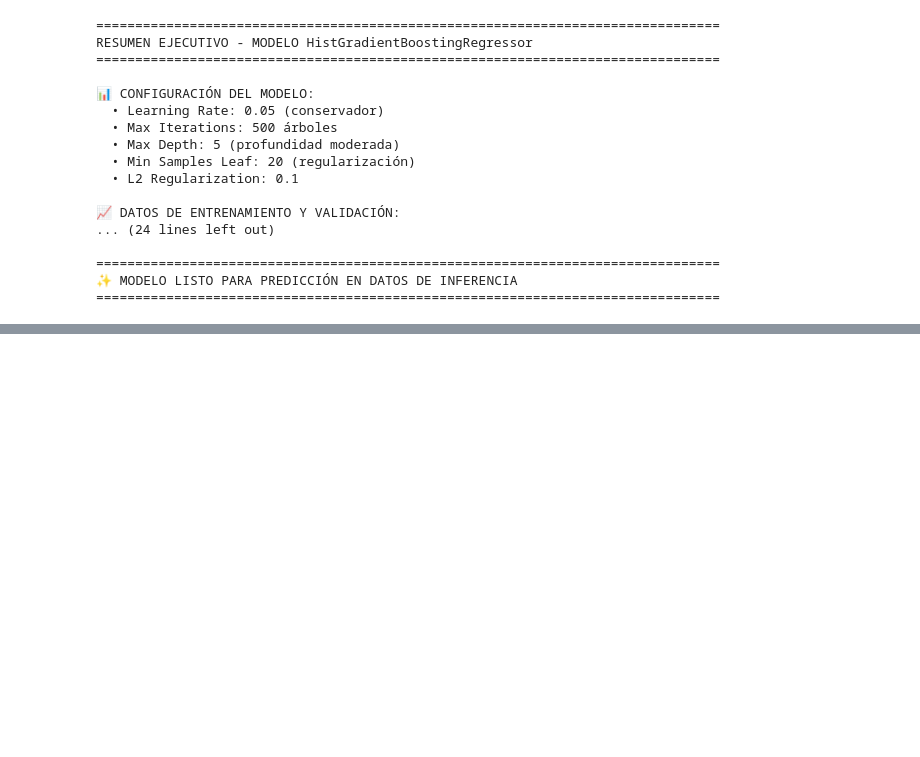
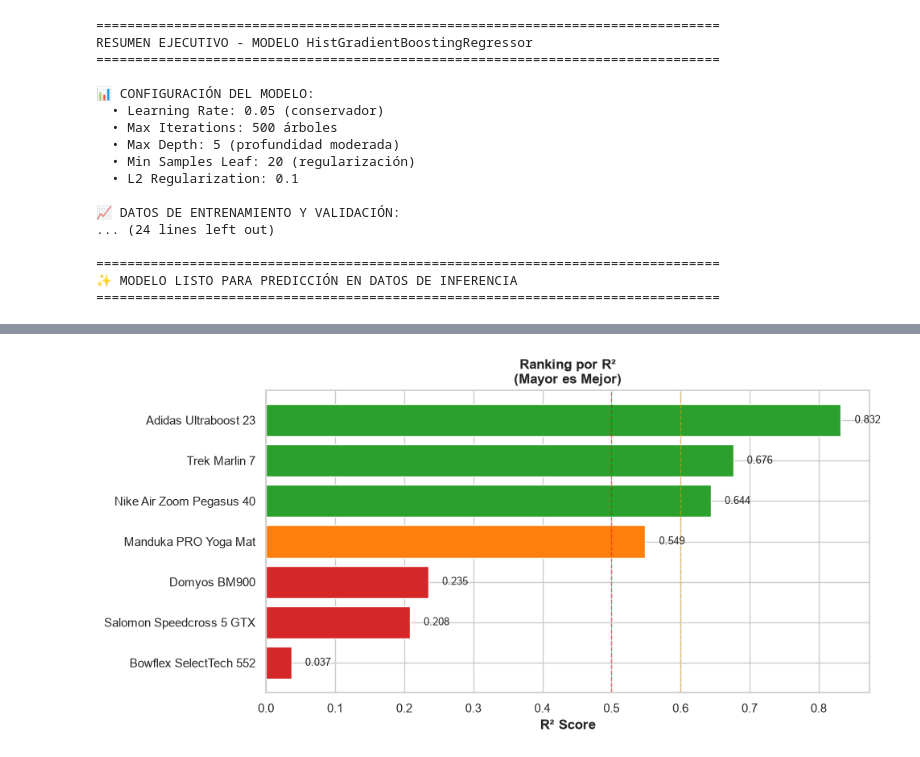
Before and after one commit to giralrez/Proyecto-Forecasting-retail-DS, a Jupyter notebook: notebooks/entrenamiento.ipynb, the cells around one changed output, grey strips where cells are left out. Saved outputs shown, nothing was run; the diff lists cells and outputs as text; code cells hidden in the pictures; blank space fills up the shorter version.

```diff
--- a/notebooks/entrenamiento.ipynb
+++ b/notebooks/entrenamiento.ipynb
@@ -1091,0 +1303,20 @@ RESUMEN EJECUTIVO - MODELO HistGradientBoostingRegressor
+# %%
+import matplotlib.pyplot as plt
+import seaborn as sns
+import numpy as np
+
+metricas_sorted_r2 = metricas_df.sort_values('R²', ascending=True)
+colors_r2 = ['#d62728' if x < 0.5 else '#ff7f0e' if x < 0.6 else '#2ca02c' for x in metricas_sorted_r2['R²']]
+
+plt.figure(figsize=(10, 5))
+plt.barh(metricas_sorted_r2['Producto'], metricas_sorted_r2['R²'], color=colors_r2)
+plt.xlabel('R² Score', fontweight='bold')
+plt.title('Ranking por R²\n(Mayor es Mejor)', fontweight='bold')
+plt.axvline(0.5, color='red', linestyle='--', alpha=0.5, linewidth=1)
+plt.axvline(0.6, color='orange', linestyle='--', alpha=0.5, linewidth=1)
+for i, (idx, row) in enumerate(metricas_sorted_r2.iterrows()):
+    plt.text(row['R²'] + 0.02, i, f"{row['R²']:.3f}", va='center', fontsize=9)
+plt.tight_layout()
+plt.show()
+# %% [output]
+[figure, added]
```
Also changed, not shown: parts of 7 cells of this notebook.
